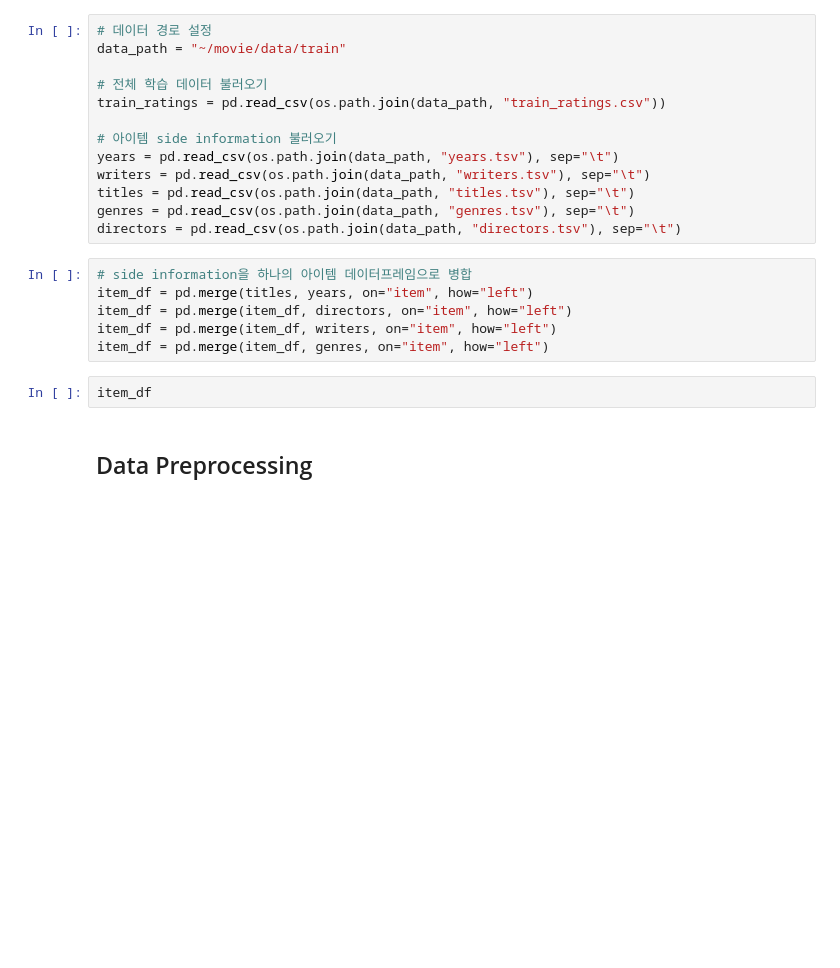
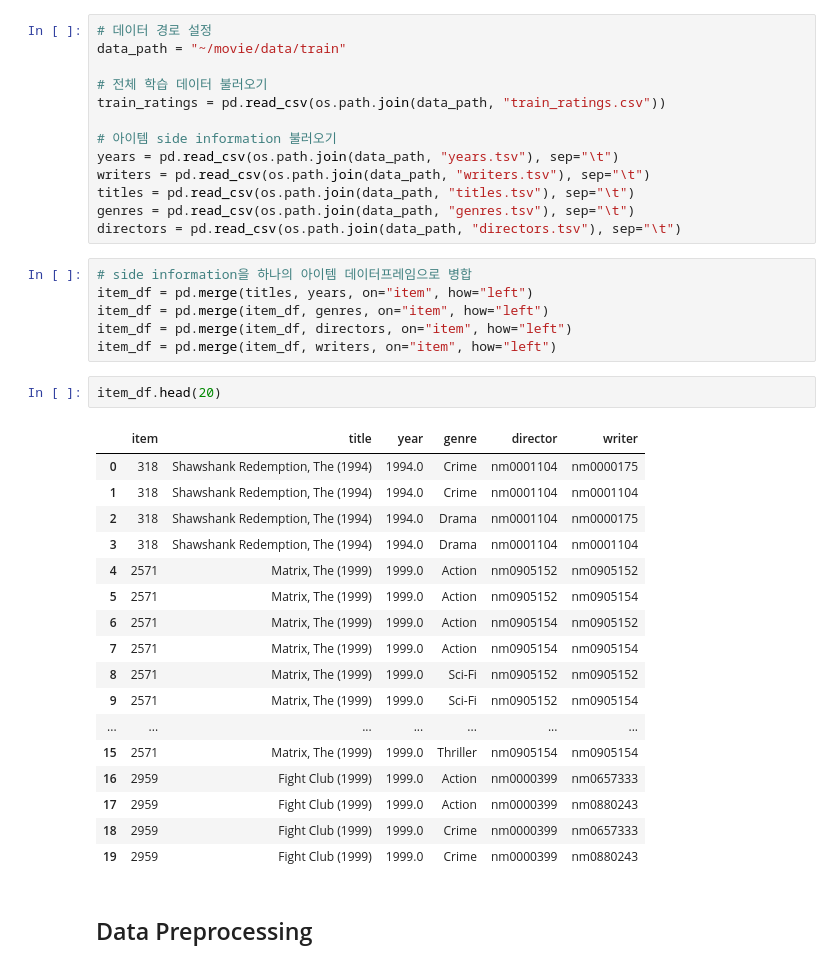
Before and after one commit to boostcampaitech7/level2-recsys-movierecommendation-recsys-03-lv3, a Jupyter notebook: baseline_data.ipynb, the cells around one changed output. Drawn from its saved outputs; the diff is of its cells as text; blank space fills up the shorter version.

```diff
--- a/baseline_data.ipynb
+++ b/baseline_data.ipynb
@@ -25,11 +25,29 @@ directors = pd.read_csv(os.path.join(data_path, "directors.tsv"), sep="\t")
 # %%
 # side information을 하나의 아이템 데이터프레임으로 병합
 item_df = pd.merge(titles, years, on="item", how="left")
+item_df = pd.merge(item_df, genres, on="item", how="left")
 item_df = pd.merge(item_df, directors, on="item", how="left")
 item_df = pd.merge(item_df, writers, on="item", how="left")
-item_df = pd.merge(item_df, genres, on="item", how="left")
 # %%
-item_df
+item_df.head(20)
+# %% [output]
+|  | item | title | year | genre | director | writer |
+| 0 | 318 | Shawshank Redemption, The (1994) | 1994.0 | Crime | nm0001104 | nm0000175 |
+| 1 | 318 | Shawshank Redemption, The (1994) | 1994.0 | Crime | nm0001104 | nm0001104 |
+| 2 | 318 | Shawshank Redemption, The (1994) | 1994.0 | Drama | nm0001104 | nm0000175 |
+| 3 | 318 | Shawshank Redemption, The (1994) | 1994.0 | Drama | nm0001104 | nm0001104 |
+| 4 | 2571 | Matrix, The (1999) | 1999.0 | Action | nm0905152 | nm0905152 |
+| 5 | 2571 | Matrix, The (1999) | 1999.0 | Action | nm0905152 | nm0905154 |
+| 6 | 2571 | Matrix, The (1999) | 1999.0 | Action | nm0905154 | nm0905152 |
+| 7 | 2571 | Matrix, The (1999) | 1999.0 | Action | nm0905154 | nm0905154 |
+| 8 | 2571 | Matrix, The (1999) | 1999.0 | Sci-Fi | nm0905152 | nm0905152 |
+| 9 | 2571 | Matrix, The (1999) | 1999.0 | Sci-Fi | nm0905152 | nm0905154 |
+| ... | ... | ... | ... | ... | ... | ... |
+| 15 | 2571 | Matrix, The (1999) | 1999.0 | Thriller | nm0905154 | nm0905154 |
+| 16 | 2959 | Fight Club (1999) | 1999.0 | Action | nm0000399 | nm0657333 |
+| 17 | 2959 | Fight Club (1999) | 1999.0 | Action | nm0000399 | nm0880243 |
+| 18 | 2959 | Fight Club (1999) | 1999.0 | Crime | nm0000399 | nm0657333 |
+| 19 | 2959 | Fight Club (1999) | 1999.0 | Crime | nm0000399 | nm0880243 |
 # %% [markdown]
 ## Data Preprocessing
 # %% [markdown]
```
Also changed, not shown: parts of 9 cells of this notebook.
